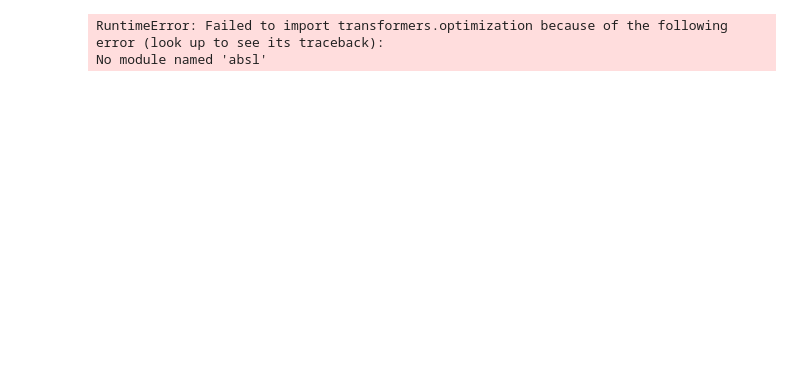
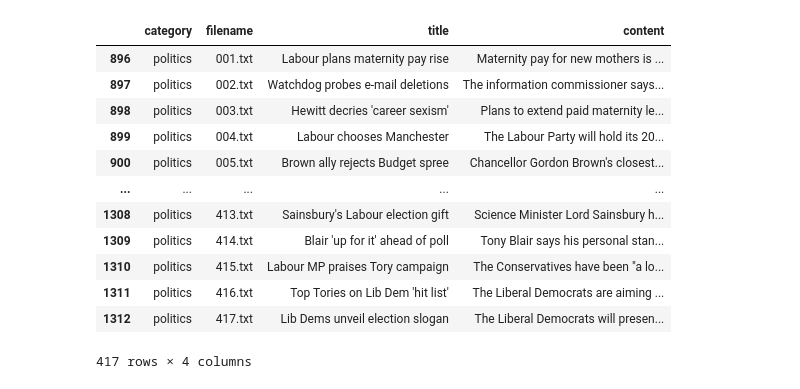
Before and after one commit to raudez77/search_engine, a Jupyter notebook: Search Engine.ipynb, the cells around one changed output. Saved outputs shown, nothing was run; the diff lists cells and outputs as text; code cells hidden in the pictures; blank space fills up the shorter version.

```diff
--- a/Search Engine.ipynb
+++ b/Search Engine.ipynb
@@ -15,3 +24,19 @@ import re
+# %%
+df[df.category == 'politics']
+# %% [output]
+|  | category | filename | title | content |
+| 896 | politics | 001.txt | Labour plans maternity pay rise | Maternity pay for new mothers is ... |
+| 897 | politics | 002.txt | Watchdog probes e-mail deletions | The information commissioner says... |
+| 898 | politics | 003.txt | Hewitt decries 'career sexism' | Plans to extend paid maternity le... |
+| 899 | politics | 004.txt | Labour chooses Manchester | The Labour Party will hold its 20... |
+| 900 | politics | 005.txt | Brown ally rejects Budget spree | Chancellor Gordon Brown's closest... |
+| ... | ... | ... | ... | ... |
+| 1308 | politics | 413.txt | Sainsbury's Labour election gift | Science Minister Lord Sainsbury h... |
+| 1309 | politics | 414.txt | Blair 'up for it' ahead of poll | Tony Blair says his personal stan... |
+| 1310 | politics | 415.txt | Labour MP praises Tory campaign | The Conservatives have been "a lo... |
+| 1311 | politics | 416.txt | Top Tories on Lib Dem 'hit list' | The Liberal Democrats are aiming ... |
+| 1312 | politics | 417.txt | Lib Dems unveil election slogan | The Liberal Democrats will presen... |
+417 rows × 4 columns
 # %%
 # Process keywords
 class extract_keywords_keybert (sklearn.base.BaseEstimator,
@@ -56,7 +83,8 @@ class extract_keywords_keybert (sklearn.base.BaseEstimator,
 # %%
 # Write a fuction for one hot enconding
 Categories = ['category']
-for_keywords = ['content']
+Title = ['title']
+Content = ['content']
 
 # Extract Keywords
 from keybert import KeyBERT
@@ -69,13 +97,13 @@ Pipeline_ = sklearn.pipeline.Pipeline([
     ("OneHotEncoder",
       OneHotEncoder(variables=Categories)),
 
-    # === keywords Extraction ===
-    ("keywords_extraction",
-     extract_keywords_keybert(for_keywords,kw_model ))
+    # === Keywords Extraction ===
+    ("keywords_title_extraction",
+     extract_keywords_keybert(Title,kw_model)),
+
+    ("keywords_content_extraction",
+     extract_keywords_keybert(Content,kw_model))
 ])
-# %% [output]
-RuntimeError: Failed to import transformers.optimization because of the following error (look up to see its traceback):
-No module named 'absl'
 # %%
 engine = Pipeline_.fit_transform(df)
 engine.head(5)
```
Also changed, not shown: parts of 26 cells of this notebook, 1 other file.
